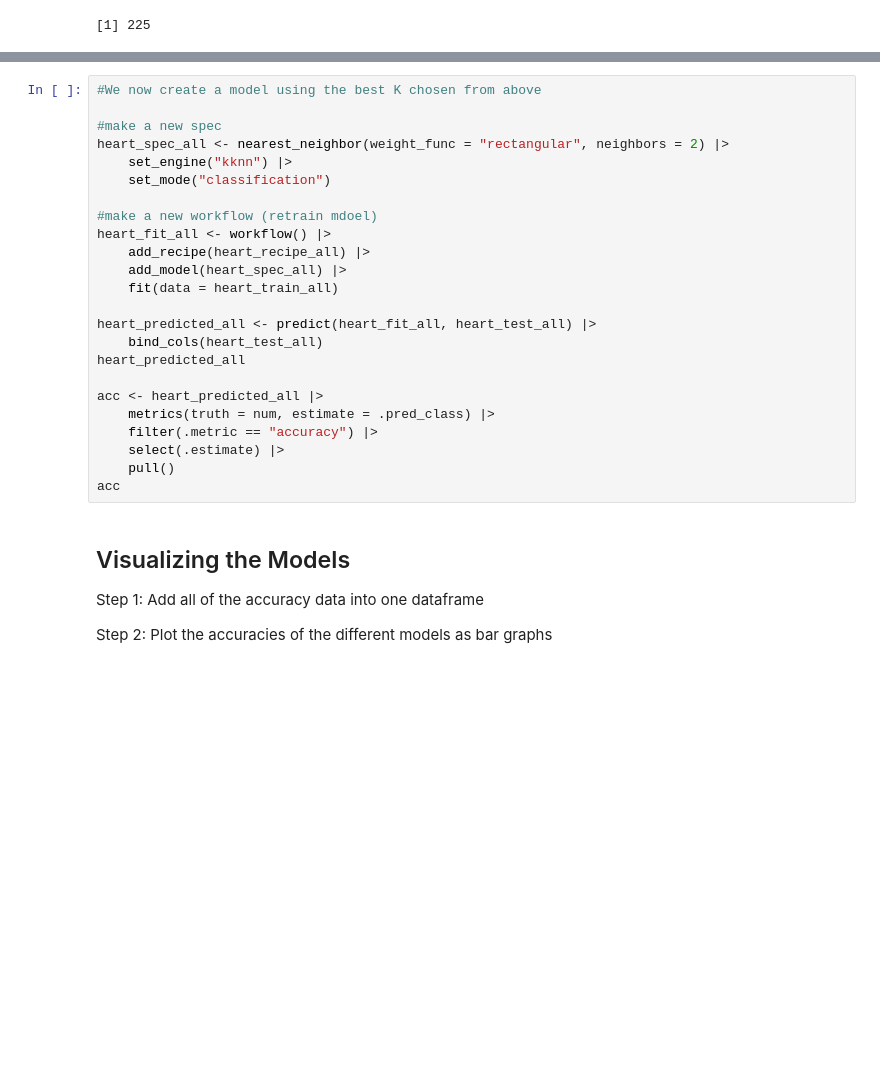
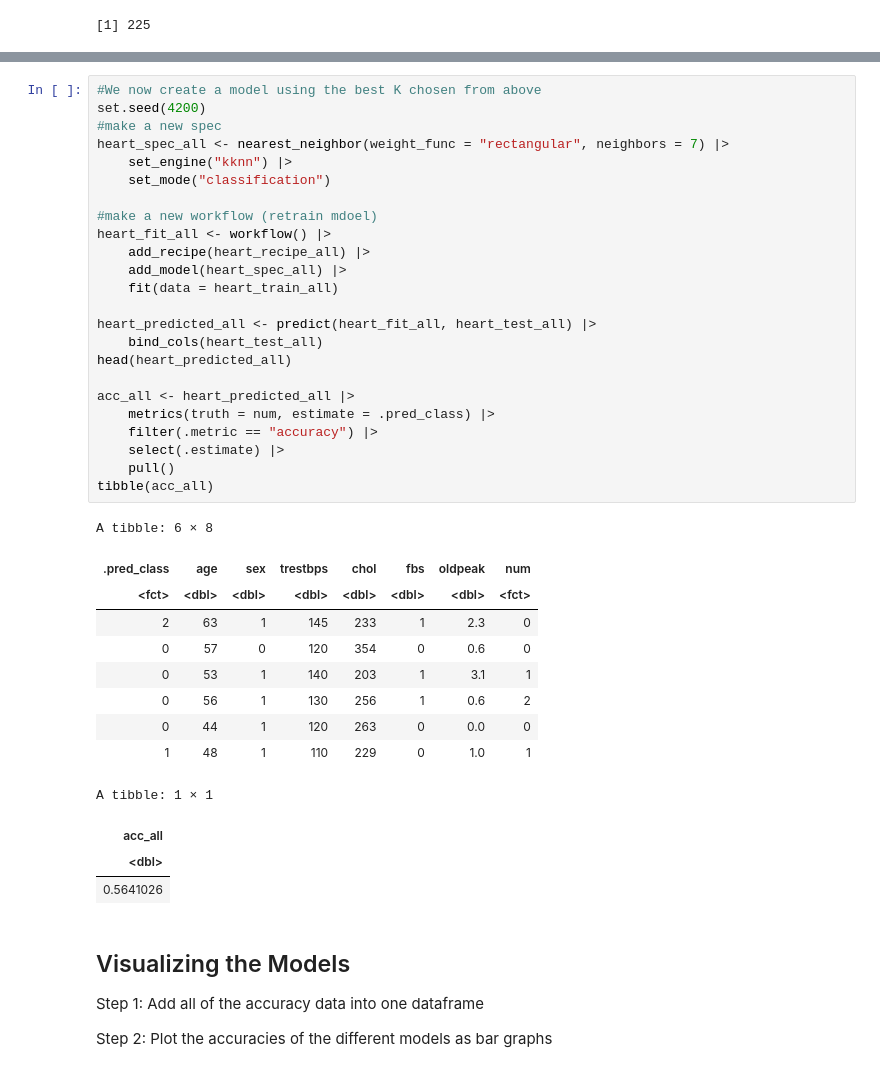
Before and after one commit to Phoebeml/Group20_DSCI100, a Jupyter notebook: Group20Project.ipynb, the cells around one changed output, grey strips where cells are left out. Cells and saved outputs as stored; diff of their text form; blank space fills up the shorter version.

```diff
--- a/Group20Project.ipynb
+++ b/Group20Project.ipynb
@@ -197,27 +388,41 @@ accuracy_vs_k_all
 # %%
 #We now create a model using the best K chosen from above
-
+set.seed(4200)
 #make a new spec
-heart_spec_all <- nearest_neighbor(weight_func = "rectangular", neighbors = 2) |>
+heart_spec_all <- nearest_neighbor(weight_func = "rectangular", neighbors = 7) |>
     set_engine("kknn") |>
     set_mode("classification")
 
 #make a new workflow (retrain mdoel)
 heart_fit_all <- workflow() |>
     add_recipe(heart_recipe_all) |>
     add_model(heart_spec_all) |>
     fit(data = heart_train_all)
 
 heart_predicted_all <- predict(heart_fit_all, heart_test_all) |>
     bind_cols(heart_test_all)
-heart_predicted_all
+head(heart_predicted_all)
 
-acc <- heart_predicted_all |>
+acc_all <- heart_predicted_all |>
     metrics(truth = num, estimate = .pred_class) |>
     filter(.metric == "accuracy") |>
     select(.estimate) |>
     pull()
-acc
+tibble(acc_all)
+# %% [output]
+A tibble: 6 × 8
+| .pred_class | age | sex | trestbps | chol | fbs | oldpeak | num |
+| <fct> | <dbl> | <dbl> | <dbl> | <dbl> | <dbl> | <dbl> | <fct> |
+| 2 | 63 | 1 | 145 | 233 | 1 | 2.3 | 0 |
+| 0 | 57 | 0 | 120 | 354 | 0 | 0.6 | 0 |
+| 0 | 53 | 1 | 140 | 203 | 1 | 3.1 | 1 |
+| 0 | 56 | 1 | 130 | 256 | 1 | 0.6 | 2 |
+| 0 | 44 | 1 | 120 | 263 | 0 | 0.0 | 0 |
+| 1 | 48 | 1 | 110 | 229 | 0 | 1.0 | 1 |
+A tibble: 1 × 1
+| acc_all |
+| <dbl> |
+| 0.5641026 |
 # %% [markdown]
 Visualizing the Models
 ---
```
Also changed, not shown: parts of 9 cells of this notebook.
